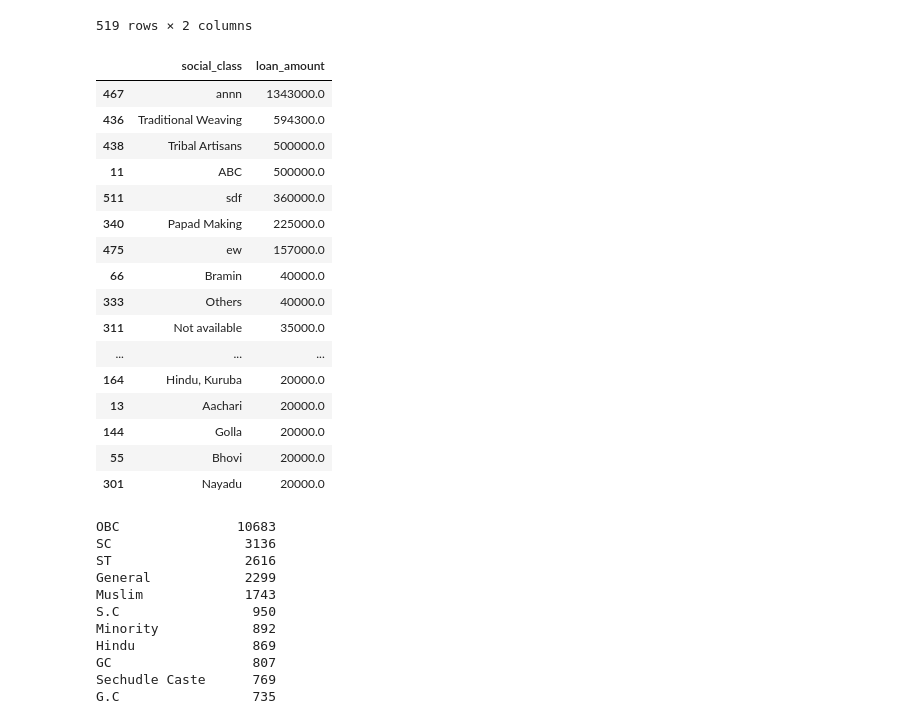
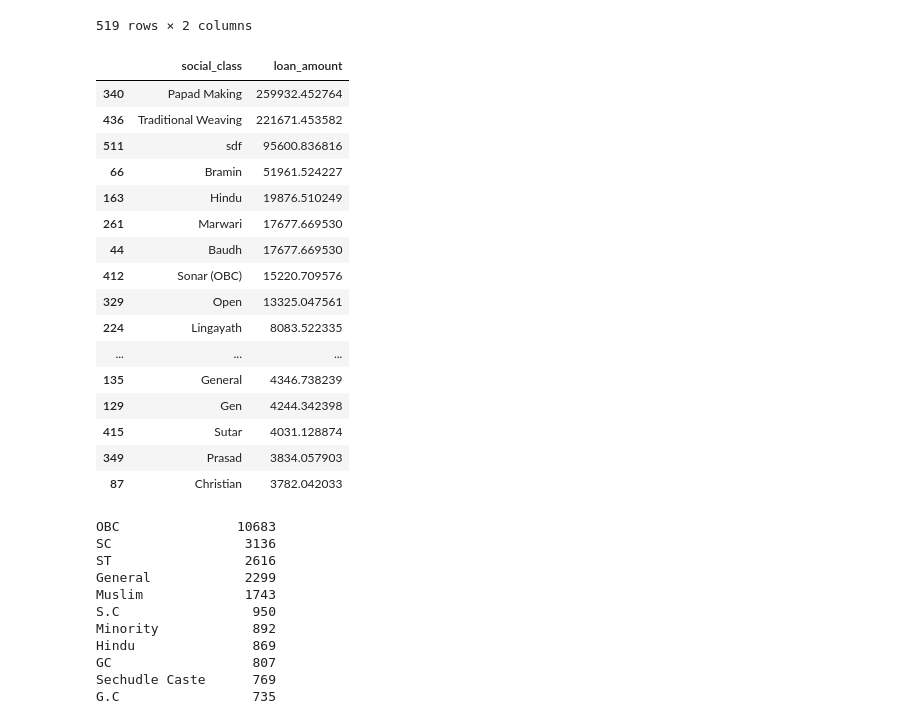
Before and after one commit to ck-unifr/loan_amount_prediction, a Jupyter notebook: loan_amount_prediction.ipynb, the cells around one changed output. Saved outputs shown, nothing was run; the diff lists cells and outputs as text; code cells hidden in the pictures.

```diff
--- a/loan_amount_prediction.ipynb
+++ b/loan_amount_prediction.ipynb
@@ -438,25 +539,25 @@ df.groupby(['social_class'])['loan_amount'].agg(np.mean).reset_index().sort_valu
 | 466 | Yaruvas | 3.000000e+03 |
 519 rows × 2 columns
 # %%
-df.groupby(['social_class'])['loan_amount'].agg(np.mean).reset_index().sort_values(by='loan_amount', ascending=False).iloc[:20]
+df.groupby(['social_class'])['loan_amount'].agg(np.std).reset_index().sort_values(by='loan_amount', ascending=False).iloc[:20]
 # %% [output]
 |  | social_class | loan_amount |
-| 467 | annn | 1343000.0 |
-| 436 | Traditional Weaving | 594300.0 |
-| 438 | Tribal Artisans | 500000.0 |
-| 11 | ABC | 500000.0 |
-| 511 | sdf | 360000.0 |
-| 340 | Papad Making | 225000.0 |
-| 475 | ew | 157000.0 |
-| 66 | Bramin | 40000.0 |
-| 333 | Others | 40000.0 |
-| 311 | Not available | 35000.0 |
+| 340 | Papad Making | 259932.452764 |
+| 436 | Traditional Weaving | 221671.453582 |
+| 511 | sdf | 95600.836816 |
+| 66 | Bramin | 51961.524227 |
+| 163 | Hindu | 19876.510249 |
+| 261 | Marwari | 17677.669530 |
+| 44 | Baudh | 17677.669530 |
+| 412 | Sonar (OBC) | 15220.709576 |
+| 329 | Open | 13325.047561 |
+| 224 | Lingayath | 8083.522335 |
 | ... | ... | ... |
-| 164 | Hindu, Kuruba | 20000.0 |
-| 13 | Aachari | 20000.0 |
-| 144 | Golla | 20000.0 |
-| 55 | Bhovi | 20000.0 |
-| 301 | Nayadu | 20000.0 |
+| 135 | General | 4346.738239 |
+| 129 | Gen | 4244.342398 |
+| 415 | Sutar | 4031.128874 |
+| 349 | Prasad | 3834.057903 |
+| 87 | Christian | 3782.042033 |
 # %%
 df['social_class'].value_counts()[:20]
 # %% [output]
```
Also changed, not shown: parts of 73 cells of this notebook.
